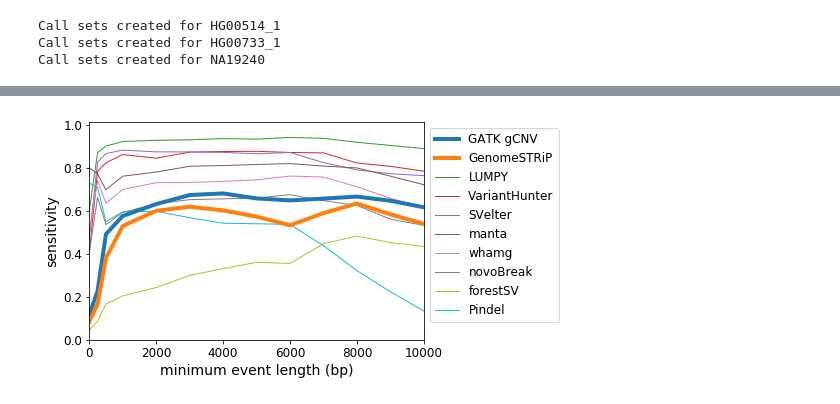
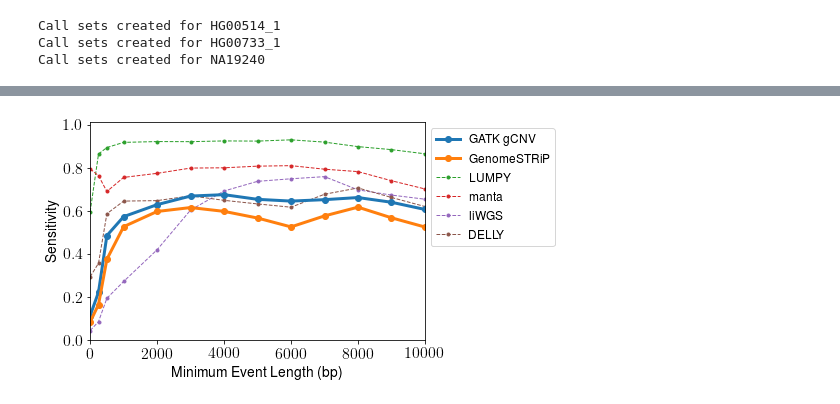
Before and after one commit to broadinstitute/gatk-evaluation, a Jupyter notebook: CNV/gCNV/WGS.ipynb, the cells around one changed output, grey strips where cells are left out. Drawn from its saved outputs; the diff is of its cells as text; code cells hidden in the pictures.

```diff
--- a/CNV/gCNV/WGS.ipynb
+++ b/CNV/gCNV/WGS.ipynb
@@ -7,7 +10,7 @@ import vcf
 import pandas as pd
 from germline_cnv_evaluation import GenericCNVCallSet, GenericCopyNumberVariant
 # %%
-hg00514_truth_bed_file = '/dsde/working/slee/gCNV-theano-eval-new/CHM-HGSV/ILL_PB_RO.5.HG00514.bed'
-hg00733_truth_bed_file = '/dsde/working/slee/gCNV-theano-eval-new/CHM-HGSV/ILL_PB_RO.5.HG00733.bed'
-na19240_truth_bed_file = '/dsde/working/slee/gCNV-theano-eval-new/CHM-HGSV/ILL_PB_RO.5.NA19240.bed'
+hg00514_truth_bed_file = '/dsde/working/slee/gCNV-theano-eval-new/CHM-HGSV/truth/ILL_PB_RO.5.HG00514.bed'
+hg00733_truth_bed_file = '/dsde/working/slee/gCNV-theano-eval-new/CHM-HGSV/truth/ILL_PB_RO.5.HG00733.bed'
+na19240_truth_bed_file = '/dsde/working/slee/gCNV-theano-eval-new/CHM-HGSV/truth/ILL_PB_RO.5.NA19240.bed'
 # %%
@@ -33,6 +39,8 @@ def generate_truth_call_set_and_caller_map_from_bed(truth_bed_file, sample_name)
             genotype = 'del'
         elif sv_type == 'CNV':
             genotype = 'cnv'
+        elif sv_type == 'DUP':
+            genotype = 'dup'
         else:
             continue
         quality = 99
@@ -105,8 +113,7 @@ na19240_tuple = ('NA19240', na19240_truth_bed_file, na19240_gcnv_vcf_file, na192
 # %%
 # See https://www.biorxiv.org/content/biorxiv/early/2017/09/23/193144.full.pdf for discussion of the callers
 # included in the consensus call sets
-sv_callers = ['ForestSV', 'lumpy', 'Manta', 'novoBreak', 'Pindel', 'SVelter', 'VH', 'wham']
-liwgs_callers = ['Delly', 'liWGS', 'MELT']
+other_callers = ['Delly', 'ForestSV', 'liWGS', 'lumpy', 'Manta', 'MELT', 'novoBreak', 'Pindel', 'SVelter', 'VH', 'wham']
 cnv_callers = ['dCGH', 'GenomeStrip', 'GATK gCNV', 'GATK ModelSegments']
 # %%
 call_sets = {}
@@ -146,13 +153,14 @@ for min_truth_length in min_truth_lengths:
                     num_tot += 1
                     for caller in truth_caller_map[var]:
                         num_TP_callers[caller] += 1
-                    overlapping_vars_gcnv = gcnv_call_set.get_overlapping_variants_set(var, 'other', min_overlap_fraction=min_overlap_fraction)
+                    overlapping_vars_gcnv = gcnv_call_set.get_overlapping_variants_set(var, 'reciprocal', min_overlap_fraction=min_overlap_fraction)
                     if len(overlapping_vars_gcnv) == 0:
                         num_miss_gcnv += 1
                         num_FN_gcnv += 1
                         continue
                     for overlapping_var_gcnv, _ in overlapping_vars_gcnv:
                         if not ((var.genotype == 'del' and overlapping_var_gcnv.genotype == 'del') or
+                                (var.genotype == 'dup' and overlapping_var_gcnv.genotype == 'dup') or
                                 (var.genotype == 'cnv' and (overlapping_var_gcnv.genotype == 'del' or overlapping_var_gcnv.genotype == 'dup'))):
                             num_wrong_gcnv += 1
                             num_FN_gcnv += 1
@@ -162,13 +170,14 @@ for min_truth_length in min_truth_lengths:
 
             for var in truth_call_set.iter_in_contig(contig):
                 if var.length_gte_value(min_truth_length):
-                    overlapping_vars_ms = ms_call_set.get_overlapping_variants_set(var, 'other', min_overlap_fraction=min_overlap_fraction)
+                    overlapping_vars_ms = ms_call_set.get_overlapping_variants_set(var, 'reciprocal', min_overlap_fraction=min_overlap_fraction)
                     if len(overlapping_vars_ms) == 0:
                         num_miss_ms += 1
                         num_FN_ms += 1
                         continue
                     for overlapping_var_ms, _ in overlapping_vars_ms:
                         if not ((var.genotype == 'del' and overlapping_var_ms.genotype == 'del') or
+                                (var.genotype == 'dup' and overlapping_var_ms.genotype == 'dup') or
                                 (var.genotype == 'cnv' and (overlapping_var_ms.genotype == 'del' or overlapping_var_ms.genotype == 'dup'))):
                             num_wrong_ms += 1
                             num_FN_ms += 1
@@ -176,12 +185,13 @@ for min_truth_length in min_truth_lengths:
                     else:
                         num_TP_ms += 1
 
+    print(min_truth_length, num_tot)
     print('gCNV:', min_truth_length, num_TP_gcnv, num_FN_gcnv, num_miss_gcnv, num_wrong_gcnv, num_TP_gcnv / num_tot)
     sensitivity_curves['GATK gCNV'].append((min_truth_length, num_TP_gcnv / num_tot))
 
     print('ModelSegments:', min_truth_length, num_TP_ms, num_FN_ms, num_miss_ms, num_wrong_ms, num_TP_ms / num_tot)
     sensitivity_curves['GATK ModelSegments'].append((min_truth_length, num_TP_ms / num_tot))
 
-    for caller in sv_callers + ['GenomeStrip']:
+    for caller in other_callers + ['GenomeStrip']:
         sensitivity_curves[caller].append((min_truth_length, num_TP_callers[caller] / num_tot))
 # %% [output]
@@ -205,28 +215,44 @@ ModelSegments: 10000 25 118 105 13 0.17482517482517482
 # %%
 caller_to_label_map = {'GenomeStrip': 'GenomeSTRiP',
                        'VH': 'VariantHunter',
                        'wham': 'whamg',
                        'ForestSV': 'forestSV',
                        'Manta': 'manta',
-                       'lumpy': 'LUMPY'}
+                       'lumpy': 'LUMPY',
+                       'Delly': 'DELLY'}
 
-sv_callers_sorted_by_sensitivity_at_10kb = sorted(sv_callers,
-                                                  key=lambda c: sensitivity_curves[c][-1][1],
-                                                  reverse=True)
-for caller in ['GATK gCNV', 'GenomeStrip'] + sv_callers_sorted_by_sensitivity_at_10kb:
+other_callers_to_plot = ['Manta', 'lumpy', 'liWGS', 'Delly']
+
+other_callers_sorted_by_sensitivity_at_10kb = sorted(other_callers_to_plot,
+                                                     key=lambda c: sensitivity_curves[c][-1][1],
+                                                     reverse=True)
+
+for caller in ['GATK gCNV', 'GenomeStrip'] + other_callers_sorted_by_sensitivity_at_10kb:
+# for caller in ['GATK gCNV', 'GenomeStrip', 'GATK ModelSegments'] + other_callers_sorted_by_sensitivity_at_10kb:
     sensitivity_curve = sensitivity_curves[caller]
     min_truth_lengths, sensitivity = zip(*sensitivity_curve)
     xlim([0, max(min_truth_lengths)])
     ylim([0, 1.01])
     plot(min_truth_lengths, sensitivity,
          label=caller_to_label_map[caller] if caller in caller_to_label_map.keys() else caller,
          zorder=1 if caller in cnv_callers else 0,
-         lw=4 if caller in cnv_callers else 1)
-xlabel('minimum event length (bp)', fontsize=14)
-ylabel('sensitivity', fontsize=14)
-tick_params(axis='both', which='major', labelsize=12)
+         lw=3 if caller in cnv_callers else 1,
+         ls='solid' if caller in cnv_callers else 'dashed',
+         marker='.',
+         ms=12 if caller in cnv_callers else 6)
+xlabel('Minimum Event Length (bp)', fontsize=14)
+ylabel('Sensitivity', fontsize=14)
+tick_params(axis='both', which='major', labelsize=16)
+tick_params(axis='both', which='minor', labelsize=16)
 lgd = legend(bbox_to_anchor=(1, 1), fontsize=12)
-savefig('/dsde/working/slee/gCNV-theano-eval-new/CHM-HGSV/all-samples.eps', bbox_extra_artists=(lgd,), bbox_inches='tight')
+savefig('/dsde/working/slee/gCNV-theano-eval-new/CHM-HGSV/all-samples-{}.png'.format(gcnv_tag),
+        bbox_extra_artists=(lgd,), bbox_inches='tight')
+savefig('/dsde/working/slee/gCNV-theano-eval-new/CHM-HGSV/all-samples-{}.pdf'.format(gcnv_tag),
+        bbox_extra_artists=(lgd,), bbox_inches='tight')
+# savefig('/dsde/working/slee/gCNV-theano-eval-new/CHM-HGSV/all-samples-{0}-{1}.png'.format(gcnv_tag, ms_tag),
+#         bbox_extra_artists=(lgd,), bbox_inches='tight')
+# savefig('/dsde/working/slee/gCNV-theano-eval-new/CHM-HGSV/all-samples-{0}-{1}.pdf'.format(gcnv_tag, ms_tag),
+#         bbox_extra_artists=(lgd,), bbox_inches='tight')
 show()
 # %% [output]
-[figure, old version]
+[figure, new version]
```
Also changed, not shown: parts of 4 cells of this notebook, 1 other file.
